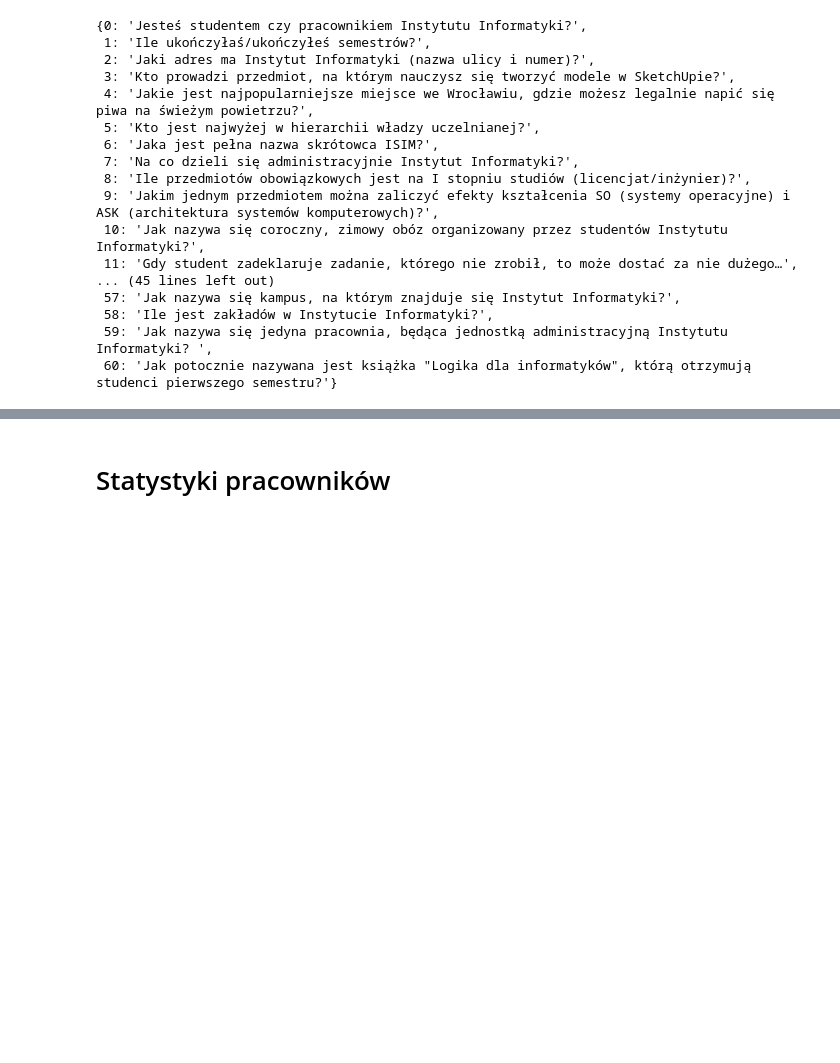
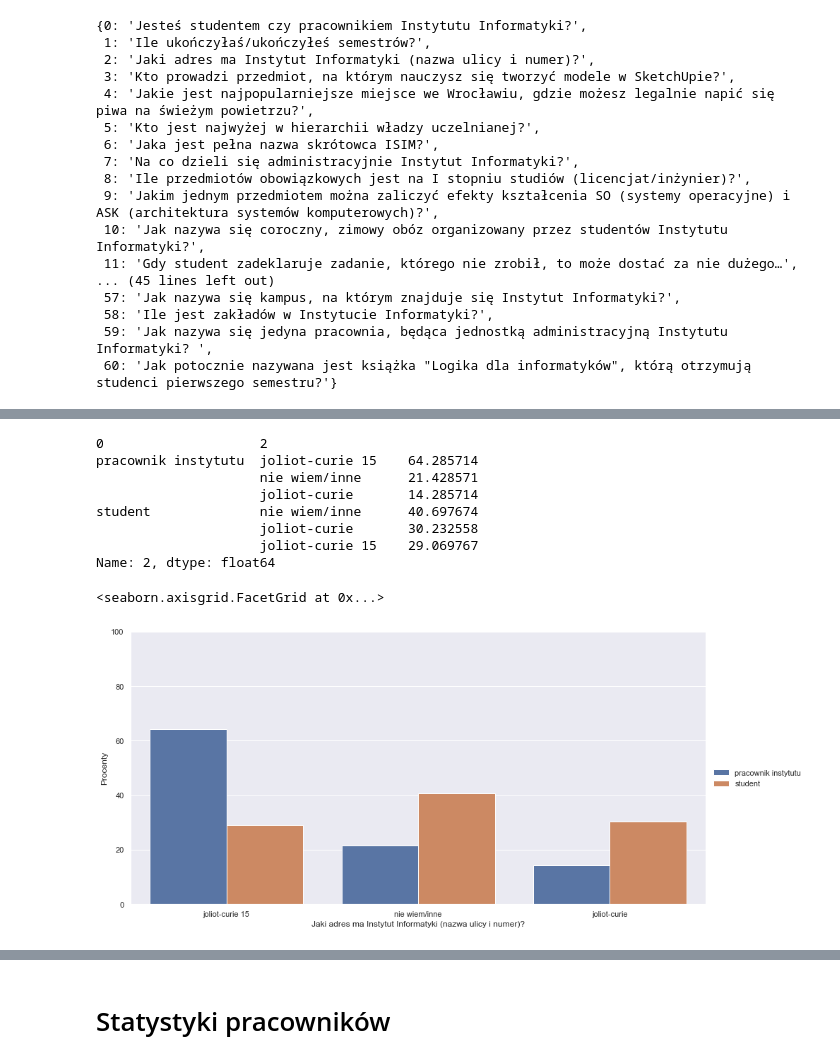
Before and after one commit to Zaffirar/NieJestemDziekanem, a Jupyter notebook: Inzynierka.ipynb, the cells around one changed output, grey strips where cells are left out. Cells and saved outputs as stored; diff of their text form; code cells hidden in the pictures; blank space fills up the shorter version.

```diff
--- a/Inzynierka.ipynb
+++ b/Inzynierka.ipynb
@@ -691,0 +73,17 @@ Name: 60, dtype: int64
+# %%
+keywords = ['joliot', 'curie', '15']
+keywords_without_number = ['joliot', 'curie']
+number = '15'
+
+for row in df[2]:
+    if all(keyword in row for keyword in keywords):
+        df[2] = df[2].replace(row, 'joliot-curie 15')
+        df_plot[2] = df_plot[2].replace(row, 'joliot-curie 15')
+    elif all(keyword in row for keyword in keywords_without_number) and number not in row:
+        df[2] = df[2].replace(row, 'joliot-curie')
+        df_plot[2] = df_plot[2].replace(row, 'joliot-curie')
+    else:
+        df_plot[2] = df_plot[2].replace(row, 'nie wiem/inne')
+
+
+df[2].value_counts()
@@ -691,0 +106,20 @@ Name: 60, dtype: int64
+# %%
+x = 2
+y = 0
+
+print(df_plot.groupby(y)[x].value_counts(normalize=True).mul(100))
+
+((df_plot.groupby(y)[x].value_counts(normalize=True).mul(100).rename('Procenty').reset_index()
+.pipe((sns.catplot,'data'), x=x, y='Procenty', hue=y, kind='bar', height=6, aspect=2))
+.set_axis_labels(numbers_to_questions[x])).set(ylim=(0, 100))
+# %% [output]
+0                    2
+pracownik instytutu  joliot-curie 15    64.285714
+                     nie wiem/inne      21.428571
+                     joliot-curie       14.285714
+student              nie wiem/inne      40.697674
+                     joliot-curie       30.232558
+                     joliot-curie 15    29.069767
+Name: 2, dtype: float64
+<seaborn.axisgrid.FacetGrid at 0x...>
+[figure, added]
```
Also changed, not shown: parts of 125 cells of this notebook.
